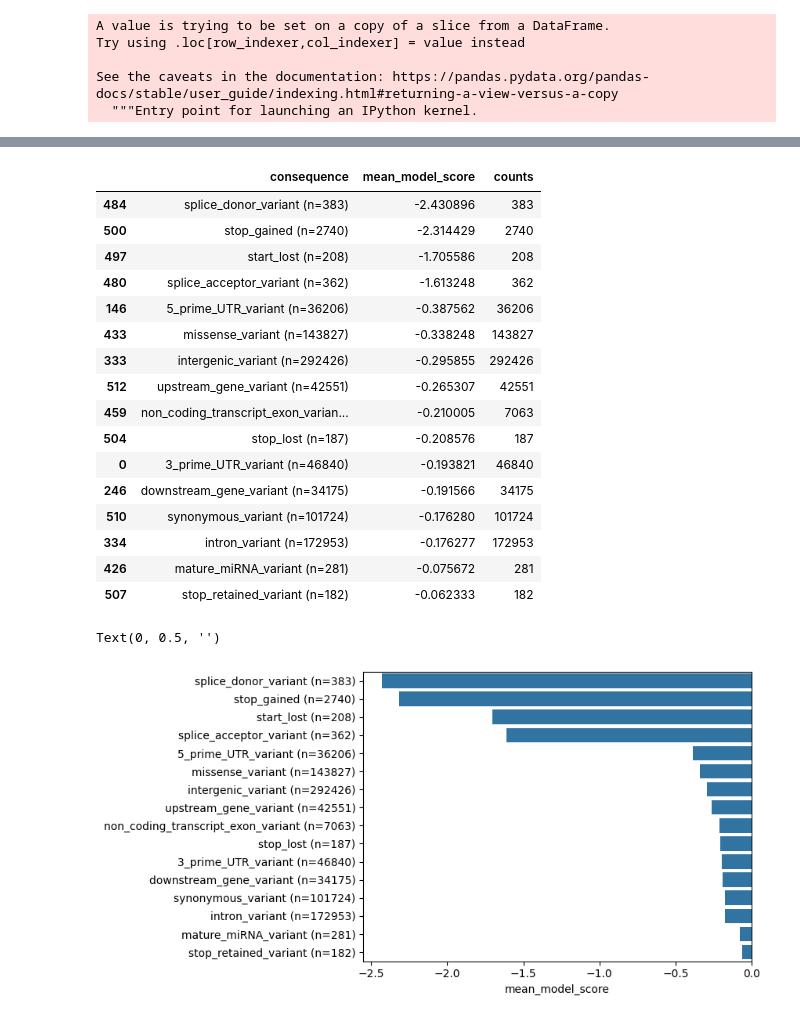
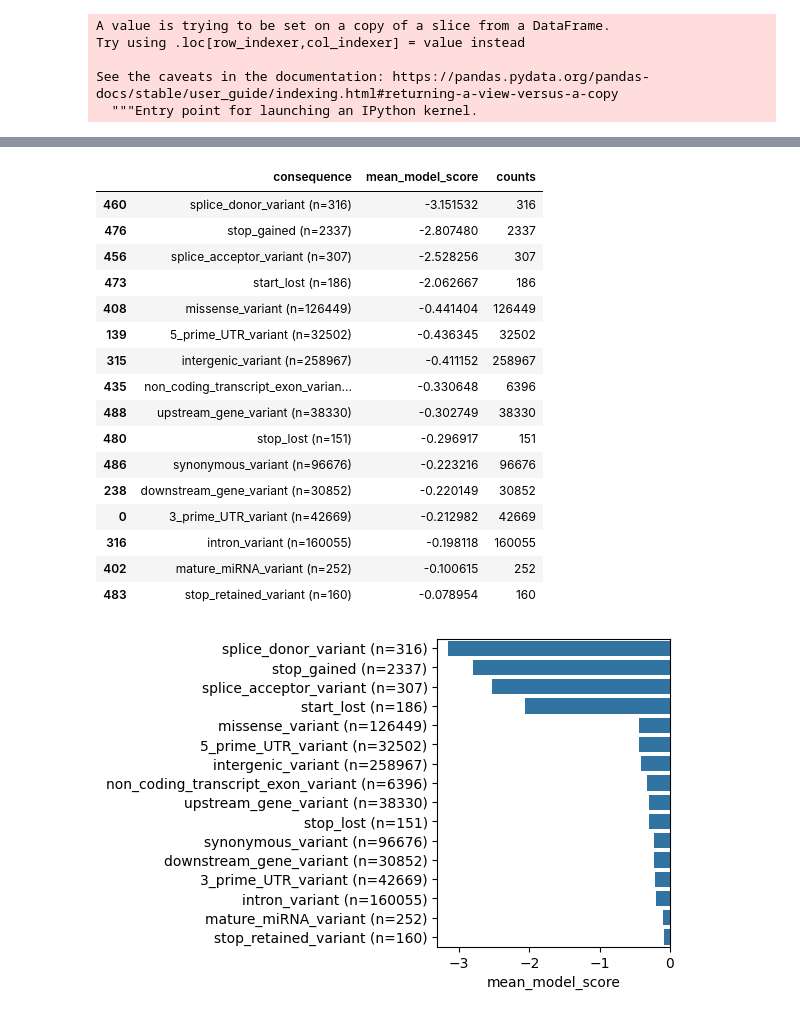
Before and after one commit to songlab-cal/gpn, a Jupyter notebook: analysis/plot_vep.ipynb, the cells around one changed output, grey strips where cells are left out. Drawn from its saved outputs; the diff is of its cells as text; code cells hidden in the pictures.

```diff
--- a/analysis/plot_vep.ipynb
+++ b/analysis/plot_vep.ipynb
@@ -27,19 +28,27 @@ conservation
 | 24279502 | 26975497 | 0.158717 | 0.453181 |
 24279503 rows × 3 columns
 # %%
-def compute_odds_ratio(df, threshold_quantile):
+def compute_odds_ratio(df, threshold_quantile, print_table=False):
     df = df.copy()
-    df.loc[df.model_score <= df.model_score.quantile(threshold_quantile), "ModelScoreTier"] = "Low"
-    df.loc[df.model_score > df.model_score.quantile(threshold_quantile), "ModelScoreTier"] = "High"
+    threshold = df.model_score.quantile(threshold_quantile)
+    df.loc[df.model_score <= threshold, "ModelScoreTier"] = "Low"
+    df.loc[df.model_score > threshold, "ModelScoreTier"] = "High"
     df.ModelScoreTier = df.ModelScoreTier.astype('category')
     group_counts = df.groupby(["Status", "ModelScoreTier"]).size()
-    try:
-        group_counts = group_counts.values.reshape((2, 2))
-    except:
-        print("WARNING: count 0 in one bucket")
-        return 1.0, 1.0
+
+    #print("Adding 1 pseudocount")
+    #group_counts += 1
+    if print_table:
+        print(group_counts)
+
+    group_counts2 = group_counts.copy()
+    #print(threshold_quantile, threshold, group_counts["Rare", "Low"]+group_counts["Common", "Low"], df.model_score.min())
+    group_counts = group_counts.values.reshape((2, 2))
+    min_counts = group_counts.min()
     odds_ratio, p_value = fisher_exact(group_counts, alternative='greater')
-    return odds_ratio, p_value
+    if np.isinf(odds_ratio):
+        print(odds_ratio, p_value, group_counts2)
+    return odds_ratio, p_value, min_counts
 
 
 def compute_vep_scores(model_name):
@@ -64,8 +73,8 @@ def compute_vep_scores(model_name):
     #common_thresholds = np.arange(10, 110, 10)
 
     df["Status"] = "Neither"
-    df.loc[df.AC <= 10, "Status"] = "Rare"
-    df.loc[df.AC >= 100, "Status"] = "Common"
+    df.loc[df.AC <= 2, "Status"] = "Rare"
+    df.loc[df.AC >= 20, "Status"] = "Common"
     df = df[df.Status!="Neither"]
     df.Status = df.Status.astype('category')
     print(df.Status.value_counts())
@@ -97,10 +106,11 @@ def compute_vep_scores(model_name):
 
     all_results = []
     for category in categories:
+        #print(category)
         df_category = df if category == "all" else df[df.consequence==category]
 
-        odds_ratios, p_values = zip(*[compute_odds_ratio(df_category, threshold_quantile) for threshold_quantile in threshold_quantiles])
-        results = pd.DataFrame(dict(threshold_quantile=threshold_quantiles, odds_ratio=odds_ratios, p_value=p_values))
+        odds_ratios, p_values, min_counts = zip(*[compute_odds_ratio(df_category, threshold_quantile) for threshold_quantile in threshold_quantiles])
+        results = pd.DataFrame(dict(threshold_quantile=threshold_quantiles, odds_ratio=odds_ratios, p_value=p_values, min_count=min_counts))
         results["Test"] = "Odds-ratio"
 
         results = results.append({
@@ -331,5 +360,5 @@ Name: PhyloP, dtype: float64
 # %%
-df = compute_vep_scores("mlm/window-512_tokenization-no_model-convnet800k")[1]
+df = compute_vep_scores("mlm/window-512_tokenization-no_model-convnet800kfinetune200k")[1]
 #df = compute_vep_scores("PhyloP")[1]
 df
 # %% [output]
@@ -400,28 +429,29 @@ consequence_scores["consequence"] = consequence_scores.consequence + " (n=" + co
 consequence_scores
 # %% [output]
 |  | consequence | mean_model_score | counts |
-| 484 | splice_donor_variant (n=383) | -2.430896 | 383 |
-| 500 | stop_gained (n=2740) | -2.314429 | 2740 |
-| 497 | start_lost (n=208) | -1.705586 | 208 |
-| 480 | splice_acceptor_variant (n=362) | -1.613248 | 362 |
-| 146 | 5_prime_UTR_variant (n=36206) | -0.387562 | 36206 |
-| 433 | missense_variant (n=143827) | -0.338248 | 143827 |
-| 333 | intergenic_variant (n=292426) | -0.295855 | 292426 |
-| 512 | upstream_gene_variant (n=42551) | -0.265307 | 42551 |
-| 459 | non_coding_transcript_exon_varian... | -0.210005 | 7063 |
-| 504 | stop_lost (n=187) | -0.208576 | 187 |
-| 0 | 3_prime_UTR_variant (n=46840) | -0.193821 | 46840 |
-| 246 | downstream_gene_variant (n=34175) | -0.191566 | 34175 |
-| 510 | synonymous_variant (n=101724) | -0.176280 | 101724 |
-| 334 | intron_variant (n=172953) | -0.176277 | 172953 |
-| 426 | mature_miRNA_variant (n=281) | -0.075672 | 281 |
-| 507 | stop_retained_variant (n=182) | -0.062333 | 182 |
+| 460 | splice_donor_variant (n=316) | -3.151532 | 316 |
+| 476 | stop_gained (n=2337) | -2.807480 | 2337 |
+| 456 | splice_acceptor_variant (n=307) | -2.528256 | 307 |
+| 473 | start_lost (n=186) | -2.062667 | 186 |
+| 408 | missense_variant (n=126449) | -0.441404 | 126449 |
+| 139 | 5_prime_UTR_variant (n=32502) | -0.436345 | 32502 |
+| 315 | intergenic_variant (n=258967) | -0.411152 | 258967 |
+| 435 | non_coding_transcript_exon_varian... | -0.330648 | 6396 |
+| 488 | upstream_gene_variant (n=38330) | -0.302749 | 38330 |
+| 480 | stop_lost (n=151) | -0.296917 | 151 |
+| 486 | synonymous_variant (n=96676) | -0.223216 | 96676 |
+| 238 | downstream_gene_variant (n=30852) | -0.220149 | 30852 |
+| 0 | 3_prime_UTR_variant (n=42669) | -0.212982 | 42669 |
+| 316 | intron_variant (n=160055) | -0.198118 | 160055 |
+| 402 | mature_miRNA_variant (n=252) | -0.100615 | 252 |
+| 483 | stop_retained_variant (n=160) | -0.078954 | 160 |
 # %%
+plt.figure(figsize=(3,4))
 sns.barplot(
     data=consequence_scores,
     y="consequence", x="mean_model_score", color="C0"
 );
 plt.ylabel("")
+plt.savefig("model_score_by_consequence.svg", bbox_inches='tight')
 # %% [output]
-Text(0, 0.5, '')
-[figure, old version]
+[figure, new version]
```
Also changed, not shown: parts of 25 cells of this notebook, 12 other files.
